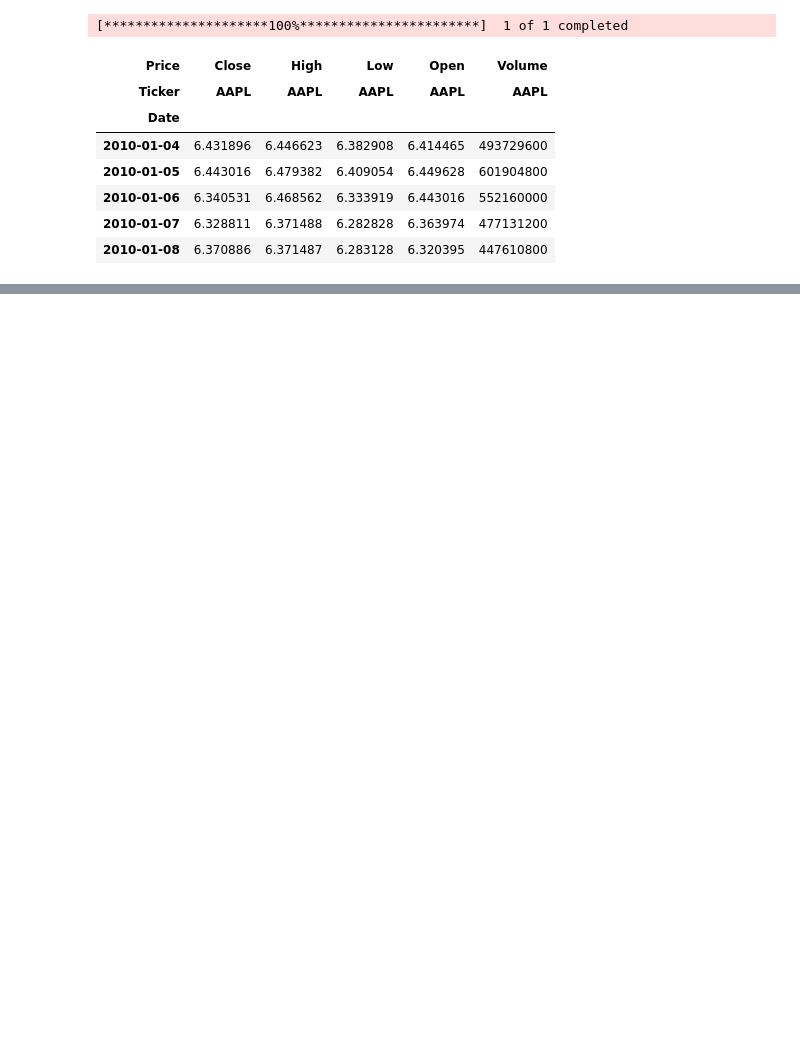
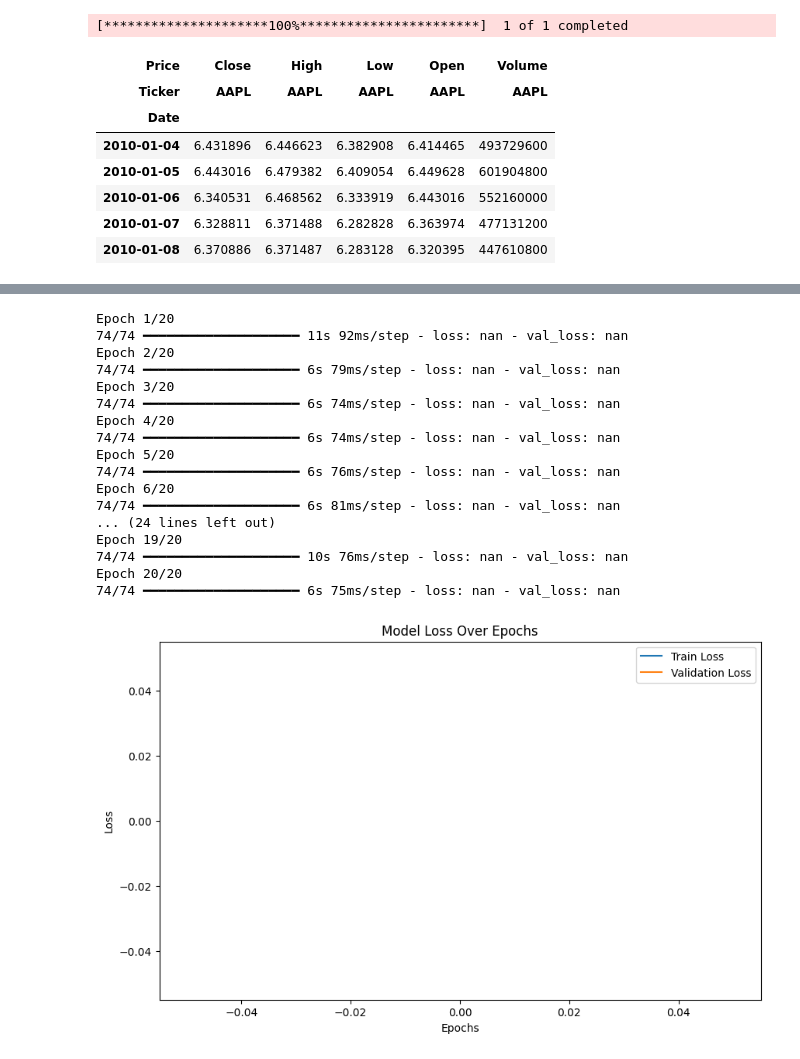
Before and after one commit to zootedmbm/Stock-Price-Prediction, a Jupyter notebook: code.ipynb, the cells around one changed output, grey strips where cells are left out. Drawn from its saved outputs; the diff is of its cells as text; code cells hidden in the pictures; blank space fills up the shorter version.

```diff
--- a/code.ipynb
+++ b/code.ipynb
@@ -47,0 +57,11 @@ ValueError: Data must be 1-dimensional, got ndarray of shape (3020, 1) instead
+# %%
+# Use more features, such as Open, High, Low, Close, and Volume
+features = ['Open', 'High', 'Low', 'Close', 'Volume', 'SMA_50', 'SMA_200', 'RSI', 'Upper Band', 'Lower Band', 'Volume_MA']
+data = stock_data[features]
+
+# Normalize the data
+scaler = MinMaxScaler(feature_range=(0, 1))
+scaled_data = scaler.fit_transform(data)
+
+# Display the first few rows of the normalized data
+scaled_data[:5]
@@ -47,0 +102,6 @@ ValueError: Data must be 1-dimensional, got ndarray of shape (3020, 1) instead
+# %%
+# Split the data into training and testing sets
+X_train, X_test, y_train, y_test = train_test_split(X, y, test_size=0.2, random_state=42)
+
+# Display the shape of the split datasets
+X_train.shape, X_test.shape
@@ -47,0 +110,14 @@ ValueError: Data must be 1-dimensional, got ndarray of shape (3020, 1) instead
+# %%
+# Build the LSTM model with Dropout to prevent overfitting
+model = Sequential()
+model.add(LSTM(units=100, return_sequences=True, input_shape=(X_train.shape[1], X_train.shape[2])))  # First LSTM Layer
+model.add(Dropout(0.2))  # Dropout layer to prevent overfitting
+model.add(LSTM(units=100, return_sequences=False))  # Second LSTM Layer
+model.add(Dropout(0.2))  # Dropout layer to prevent overfitting
+model.add(Dense(units=1))  # Output Layer
+
+# Compile the model
+model.compile(optimizer='adam', loss='mean_squared_error')
+
+# Summary of the model architecture
+model.summary()
@@ -47,0 +142,32 @@ ValueError: Data must be 1-dimensional, got ndarray of shape (3020, 1) instead
+# %%
+# Train the model
+history = model.fit(X_train, y_train, epochs=20, batch_size=32, validation_data=(X_test, y_test))
+
+# Plot training and validation loss over epochs
+plt.figure(figsize=(10, 6))
+plt.plot(history.history['loss'], label='Train Loss')
+plt.plot(history.history['val_loss'], label='Validation Loss')
+plt.title('Model Loss Over Epochs')
+plt.xlabel('Epochs')
+plt.ylabel('Loss')
+plt.legend()
+plt.show()
+# %% [output]
+Epoch 1/20
+74/74 ━━━━━━━━━━━━━━━━━━━━ 11s 92ms/step - loss: nan - val_loss: nan
+Epoch 2/20
+74/74 ━━━━━━━━━━━━━━━━━━━━ 6s 79ms/step - loss: nan - val_loss: nan
+Epoch 3/20
+74/74 ━━━━━━━━━━━━━━━━━━━━ 6s 74ms/step - loss: nan - val_loss: nan
+Epoch 4/20
+74/74 ━━━━━━━━━━━━━━━━━━━━ 6s 74ms/step - loss: nan - val_loss: nan
+Epoch 5/20
+74/74 ━━━━━━━━━━━━━━━━━━━━ 6s 76ms/step - loss: nan - val_loss: nan
+Epoch 6/20
+74/74 ━━━━━━━━━━━━━━━━━━━━ 6s 81ms/step - loss: nan - val_loss: nan
+... (24 lines left out)
+Epoch 19/20
+74/74 ━━━━━━━━━━━━━━━━━━━━ 10s 76ms/step - loss: nan - val_loss: nan
+Epoch 20/20
+74/74 ━━━━━━━━━━━━━━━━━━━━ 6s 75ms/step - loss: nan - val_loss: nan
+[figure, added]
```
Also changed, not shown: parts of 8 cells of this notebook.
